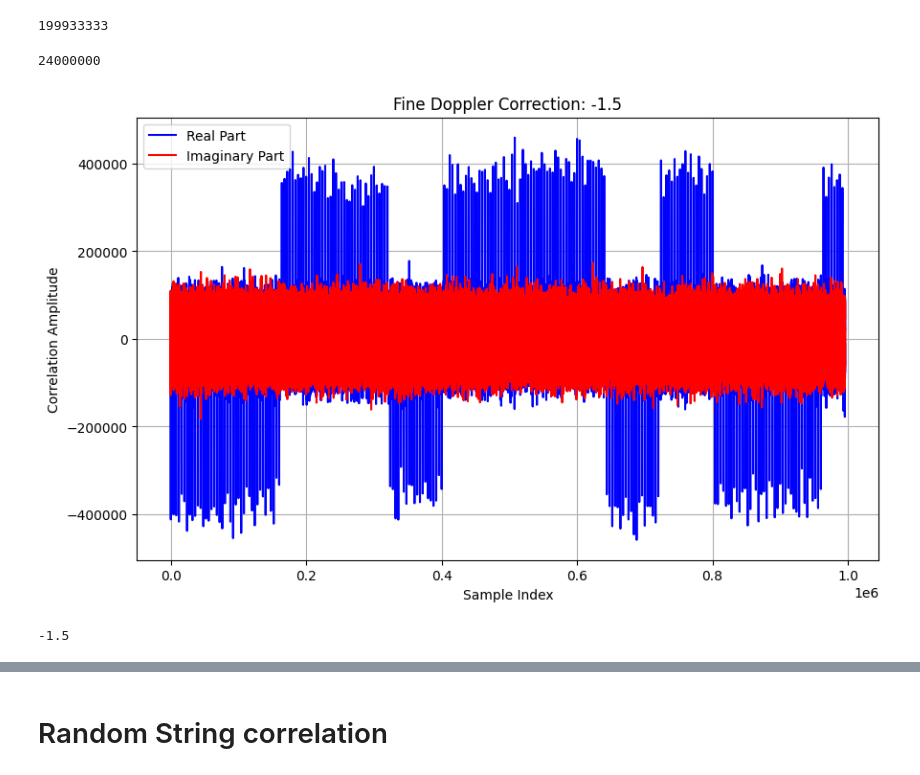
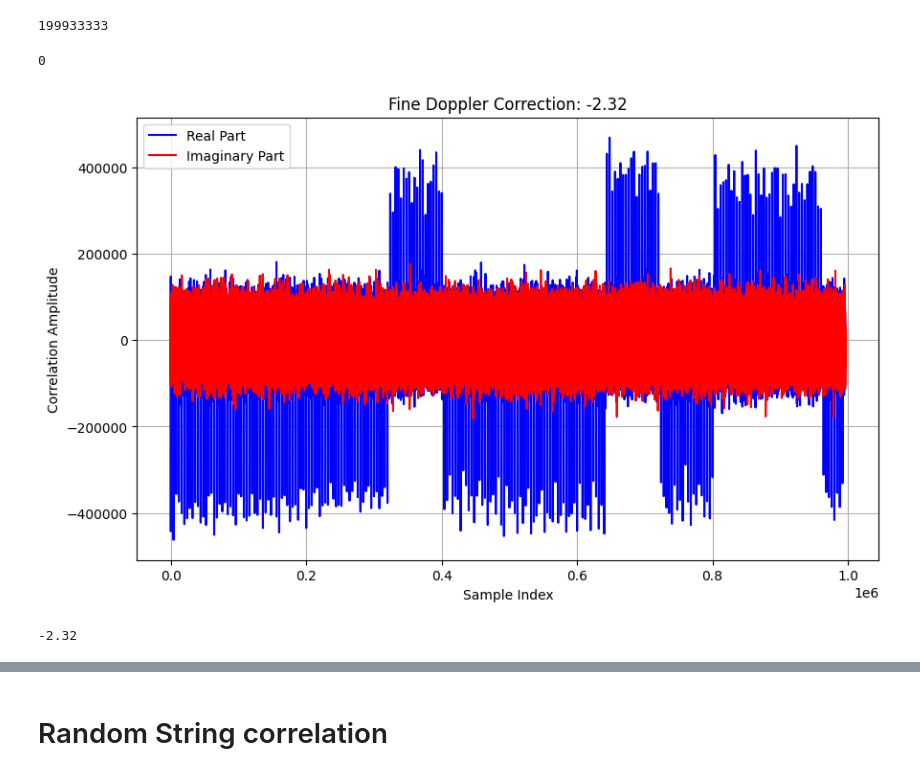
Before and after one commit to SnarkyGoblin123/BTP, a Jupyter notebook: test.ipynb, the cells around one changed output, grey strips where cells are left out. Drawn from its saved outputs; the diff is of its cells as text; code cells hidden in the pictures.

```diff
--- a/test.ipynb
+++ b/test.ipynb
@@ -247,17 +251,17 @@ print(len(compdata))
 # %%
 # st = 70000000
 st1 = 299900000*0
-st = int(24000000*1)
+st = int(24000000*0)
 print(st)
 compdata1 = copy.deepcopy(compdata[st:st+1000000])
-corrected_shift, _ = search_doppler_shift(compdata1, st1+st, prn_upsample, f_d1, 4000000, [-5,0.1,0])
+corrected_shift, _ = search_doppler_shift(compdata1, st1+st, prn_upsample, f_d1, 4000000, [-2.5,0.01,-2])
 print(corrected_shift)
 # corrected_shift, _ = search_doppler_shift_2(compdata1, st, prn_upsample, f_d1, 4000000, [-10,0.01,10])
 # print(corrected_shift, _)
 # %% [output]
-24000000
+0
-[figure, old version]
+[figure, new version]
--1.5
+-2.32
 # %%
 # corrected_shift = 0
 # f_d1 = -915.515
```
Also changed, not shown: parts of 6 cells of this notebook, 14 other files.
